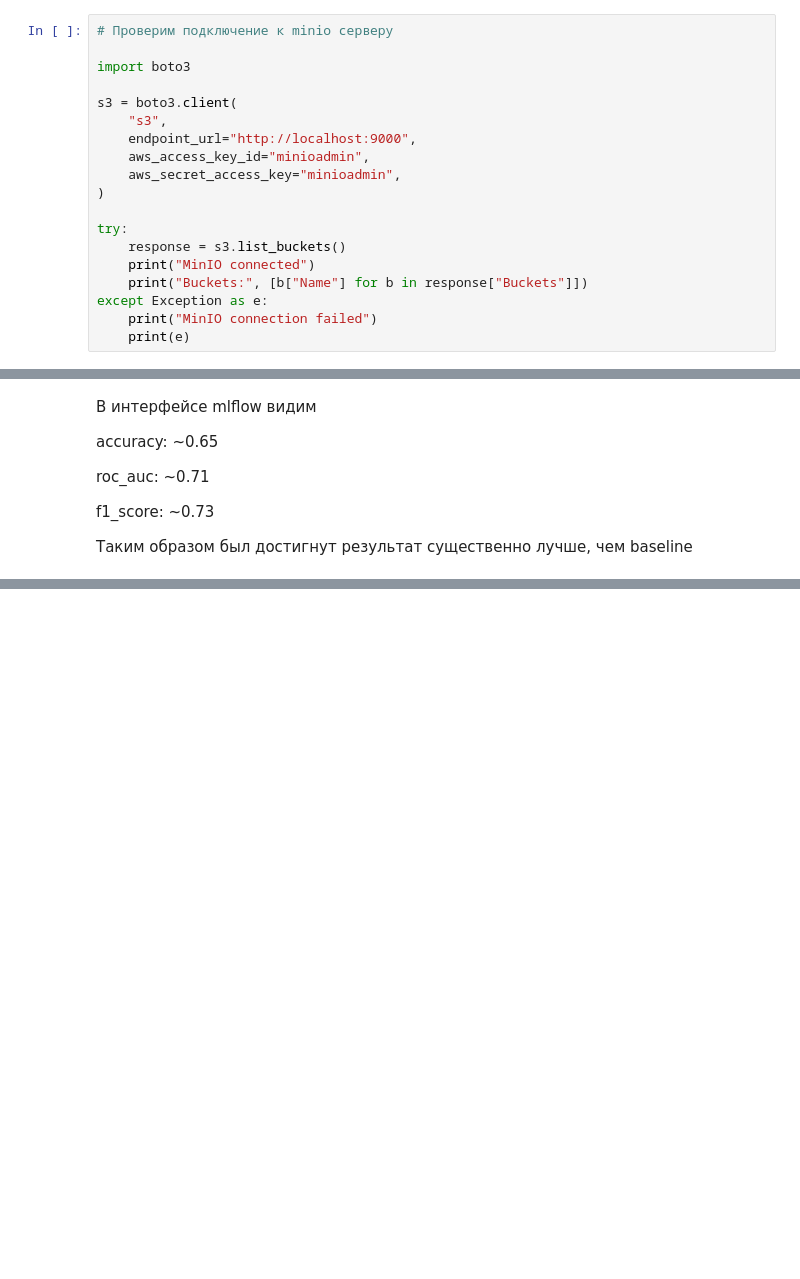
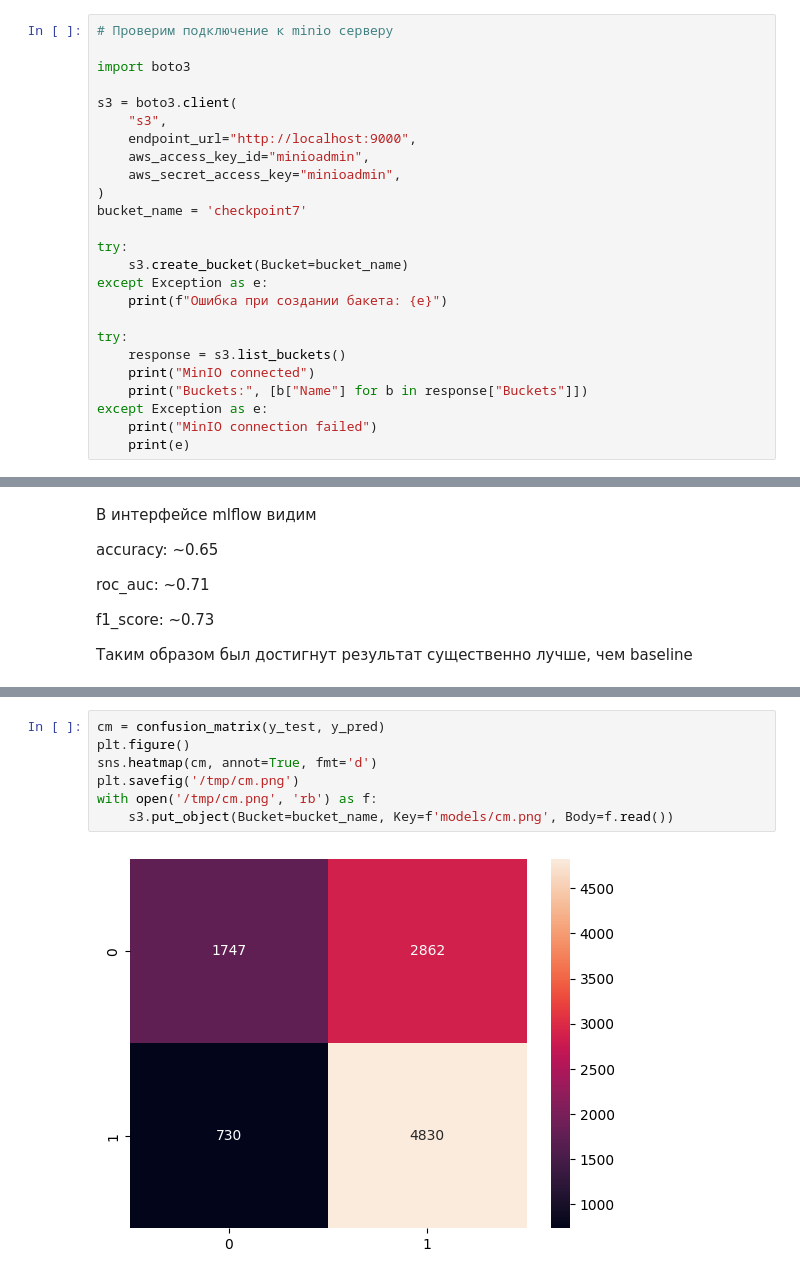
Before and after one commit to Avoca9o/nba-predictor, a Jupyter notebook: checkpoint7_experiments.ipynb, the cells around one changed output, grey strips where cells are left out. Saved outputs shown, nothing was run; the diff lists cells and outputs as text; blank space fills up the shorter version.

```diff
--- a/checkpoint7_experiments.ipynb
+++ b/checkpoint7_experiments.ipynb
@@ -60,6 +61,12 @@ s3 = boto3.client(
     aws_access_key_id="minioadmin",
     aws_secret_access_key="minioadmin",
 )
+bucket_name = 'checkpoint7'
+
+try:
+    s3.create_bucket(Bucket=bucket_name)
+except Exception as e:
+    print(f"Ошибка при создании бакета: {e}")
 
 try:
     response = s3.list_buckets()
@@ -283,0 +322,9 @@ f1_score: ~0.73
+# %%
+cm = confusion_matrix(y_test, y_pred)
+plt.figure()
+sns.heatmap(cm, annot=True, fmt='d')
+plt.savefig('/tmp/cm.png')
+with open('/tmp/cm.png', 'rb') as f:
+    s3.put_object(Bucket=bucket_name, Key=f'models/cm.png', Body=f.read())
+# %% [output]
+[figure, added]
```
Also changed, not shown: parts of 12 cells of this notebook.
